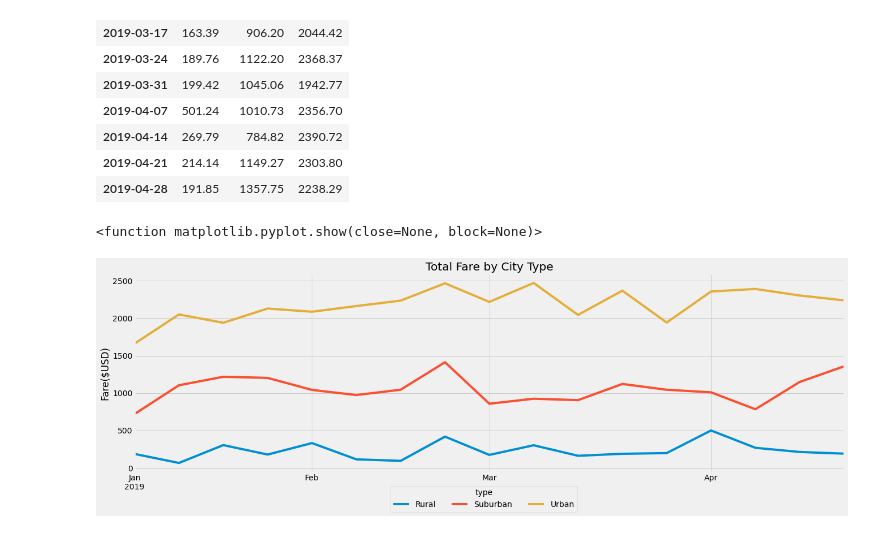
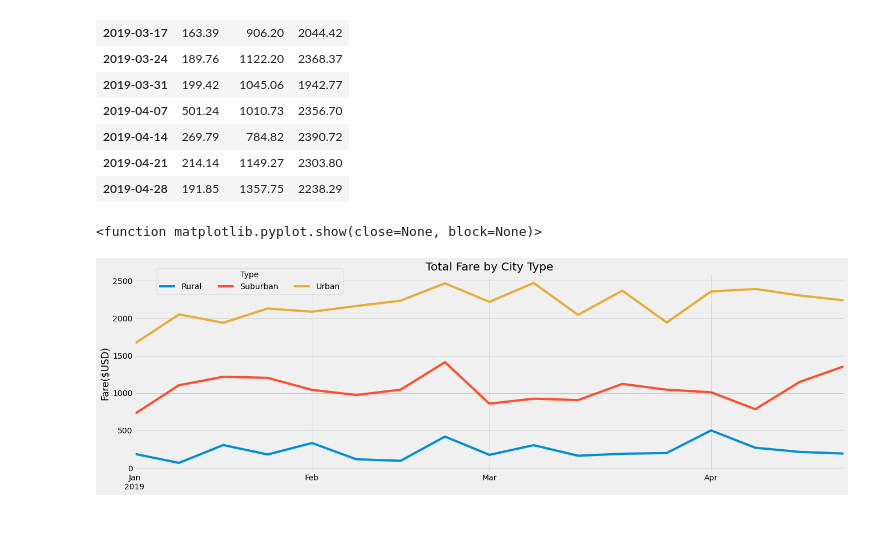
Before and after one commit to sh-4/PyBer_Analysis, a Jupyter notebook: PyBer_Challenge.ipynb, the cells around one changed output. Cells and saved outputs as stored; diff of their text form; code cells hidden in the pictures.

Commit message:
formatted chart for better visualization

```diff
--- a/PyBer_Challenge.ipynb
+++ b/PyBer_Challenge.ipynb
@@ -266,28 +266,28 @@ weekly_fares_df
 # %%
 # 8. Using the object-oriented interface method, plot the resample DataFrame using the df.plot() function.
 
 # Import the style from Matplotlib.
 from matplotlib import style
 # Use the graph style fivethirtyeight.
 style.use('fivethirtyeight')
 
 # object oriented method
 ax = weekly_fares_df.plot(figsize=(20, 6))
 ax.plot(label="type")
 
 # annotate title
 ax.set_title("Total Fare by City Type")
 
 # annotate label for the x and y axes
 ax.set_ylabel("Fare($USD)")
 ax.set_xlabel(None)
 
-# formatt
-ax.legend(title="type", bbox_to_anchor=(0.63, -0.05), ncol=3)
+# formatted legend for better visual appeal
+ax.legend(title="Type", bbox_to_anchor=(0.3, 1.05), ncol=3)
 
 # save & show
-#plt.savefig("analysis/PyBer_fare_summary.png")
+plt.savefig("analysis/PyBer_fare_summary.png")
 plt.show
 # %% [output]
 <function matplotlib.pyplot.show(close=None, block=None)>
-[figure, old version]
+[figure, new version]
```
Also changed, not shown: parts of 1 cell of this notebook.
